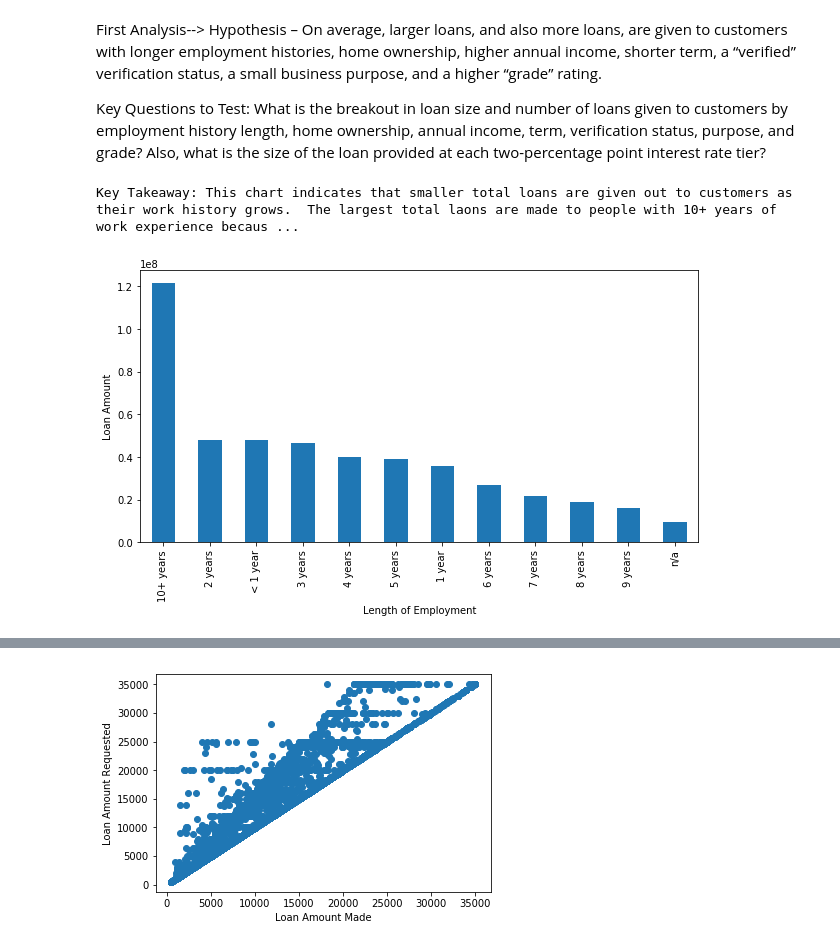
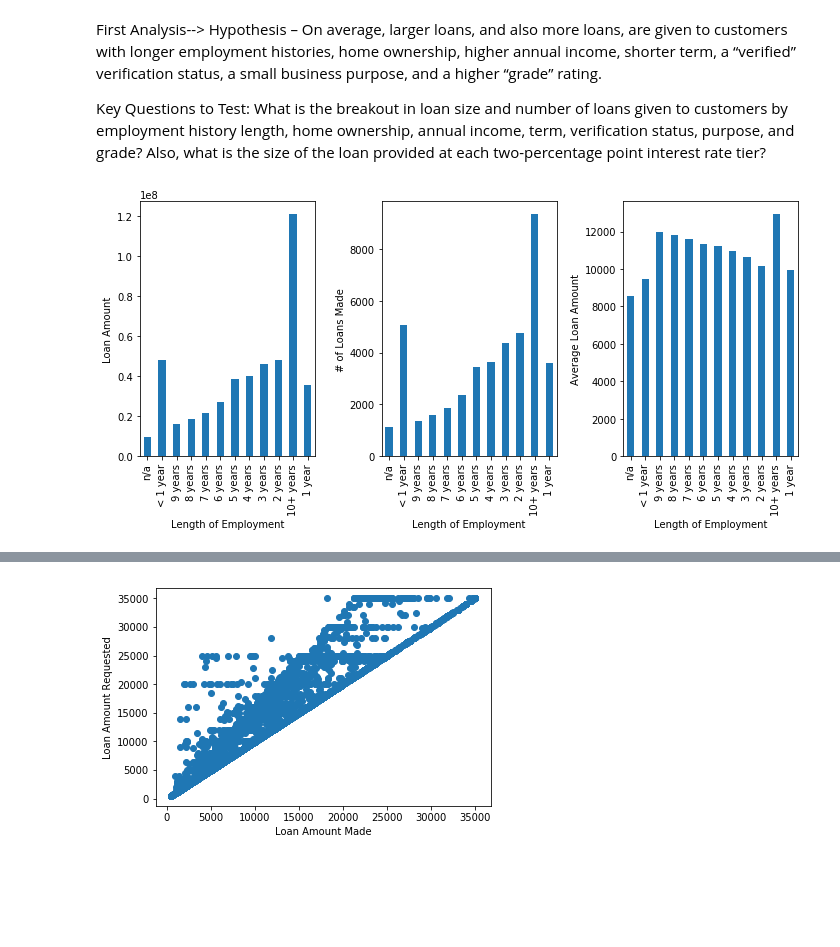
Before and after one commit to jrobie8385/Thinkful-Drills-v2, a Jupyter notebook: capstone_project_v4.ipynb, the cells around one changed output, grey strips where cells are left out. Cells and saved outputs as stored; diff of their text form; code cells hidden in the pictures; blank space fills up the shorter version.

```diff
--- a/capstone_project_v4.ipynb
+++ b/capstone_project_v4.ipynb
@@ -11,13 +11,23 @@ First Analysis-->
 Hypothesis – On average, larger loans, and also more loans, are given to customers with longer employment histories, home ownership, higher annual income, shorter term, a “verified” verification status, a small business purpose, and a higher “grade” rating.
 
 Key Questions to Test: What is the breakout in loan size and number of loans given to customers by employment history length, home ownership, annual income, term, verification status, purpose, and grade?  Also, what is the size of the loan provided at each two-percentage point interest rate tier?
-# %%
-all_data.groupby("emp_length").loan_amnt.sum().sort_values(ascending=False).plot(kind="bar", figsize=(10,5))
-plt.ylabel("Loan Amount")
-plt.xlabel("Length of Employment")
-
-message = "Key Takeaway: This chart indicates that smaller total loans are given out to customers as their work history grows.  The largest total laons are made to people with 10+ years of work experience because it is a \"catch all\" category that includes the largest number of people."
-print(message)
-# %% [output]
-Key Takeaway: This chart indicates that smaller total loans are given out to customers as their work history grows.  The largest total laons are made to people with 10+ years of work experience becaus ...
-[figure, removed]
+# %%
+plt.subplot(1,3,1)
+all_data.groupby("emp_length").loan_amnt.sum().sort_index(ascending=False).plot(kind="bar", figsize=(10,5))
+plt.ylabel("Loan Amount")
+plt.xlabel("Length of Employment")
+
+plt.subplot(1,3,2)
+all_data.emp_length.value_counts().sort_index(ascending=False).plot(kind="bar", figsize=(10,5))
+plt.ylabel("# of Loans Made")
+plt.xlabel("Length of Employment")
+
+plt.subplot(1,3,3)
+all_data.groupby("emp_length").loan_amnt.mean().sort_index(ascending=False).plot(kind="bar", figsize=(10,5))
+plt.ylabel("Average Loan Amount")
+plt.xlabel("Length of Employment")
+
+plt.tight_layout()
+plt.show()
+# %% [output]
+[figure, added]
```
Also changed, not shown: parts of 34 cells of this notebook.
